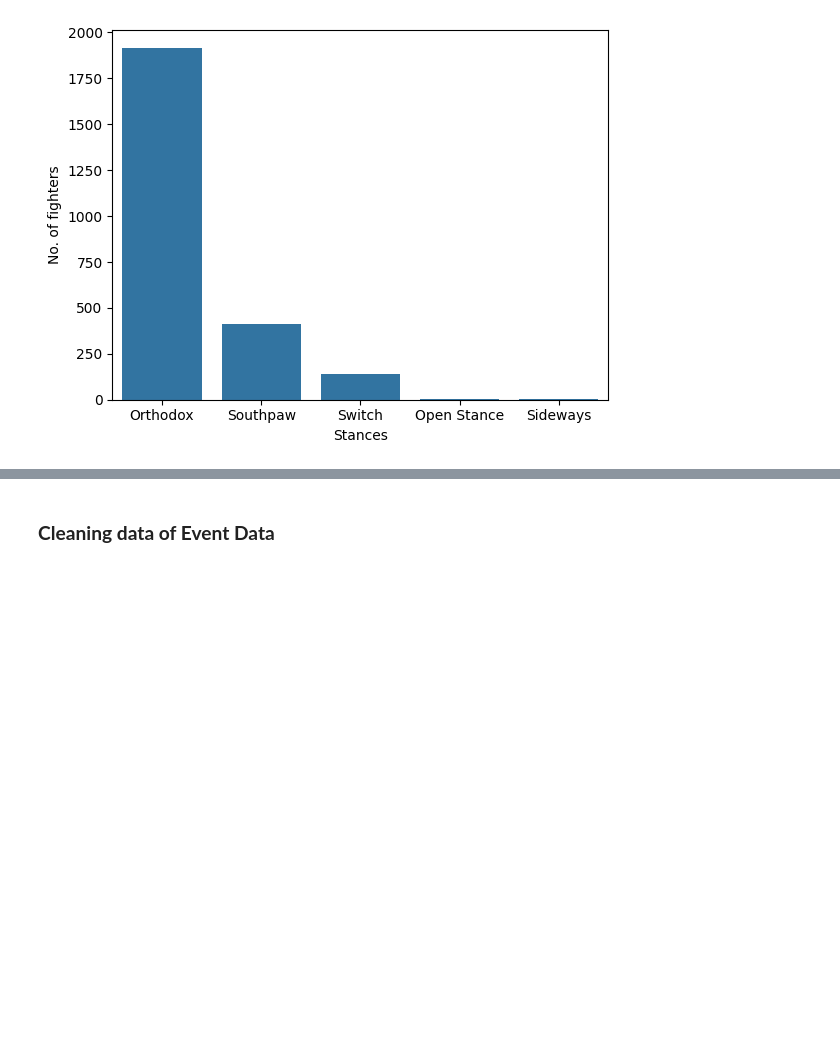
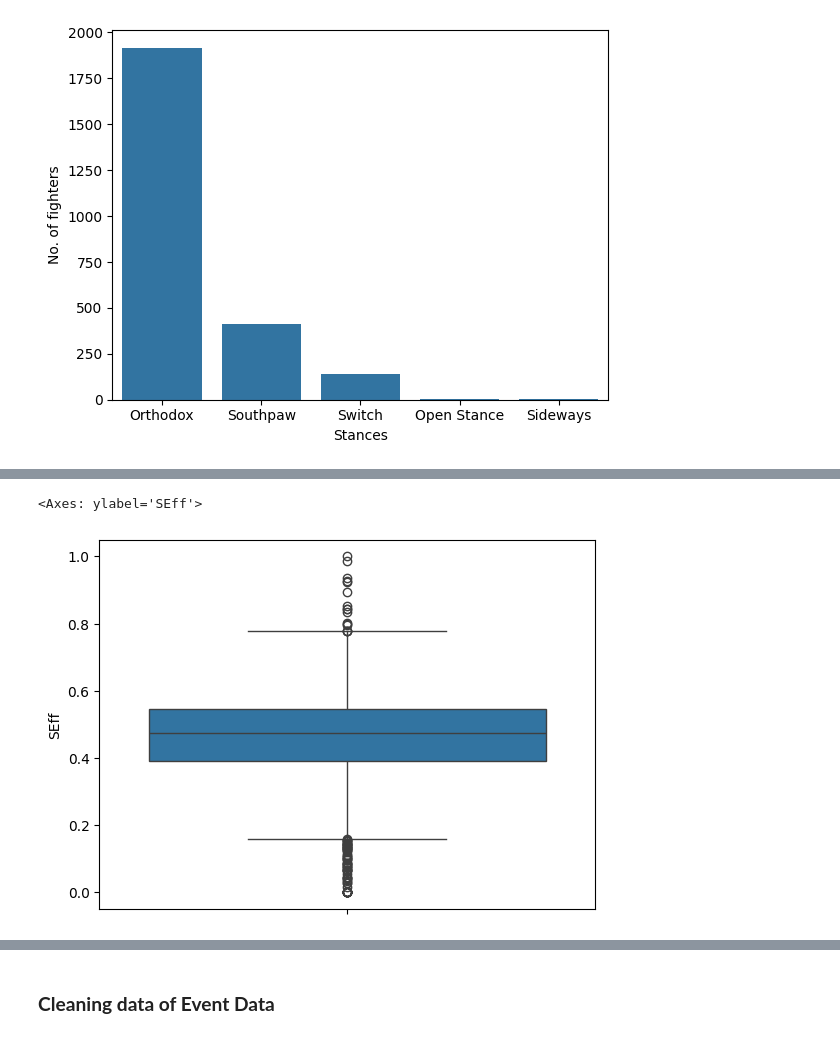
Before and after one commit to kaushalsingh01/UFC-Performance-Metrics-Analysis, a Jupyter notebook: Notebooks/ufc_eda.ipynb, the cells around one changed output, grey strips where cells are left out. Drawn from its saved outputs; the diff is of its cells as text; code cells hidden in the pictures; blank space fills up the shorter version.

```diff
--- a/Notebooks/ufc_eda.ipynb
+++ b/Notebooks/ufc_eda.ipynb
@@ -244,0 +307,7 @@ plt.show()
+# %%
+fighter_data['EffScore'] = fighter_data['EffScore'].fillna(fighter_data['EffScore'].median())
+# %%
+sns.boxplot(fighter_data['SEff'])
+# %% [output]
+<Axes: ylabel='SEff'>
+[figure, added]
```
Also changed, not shown: parts of 23 cells of this notebook.
